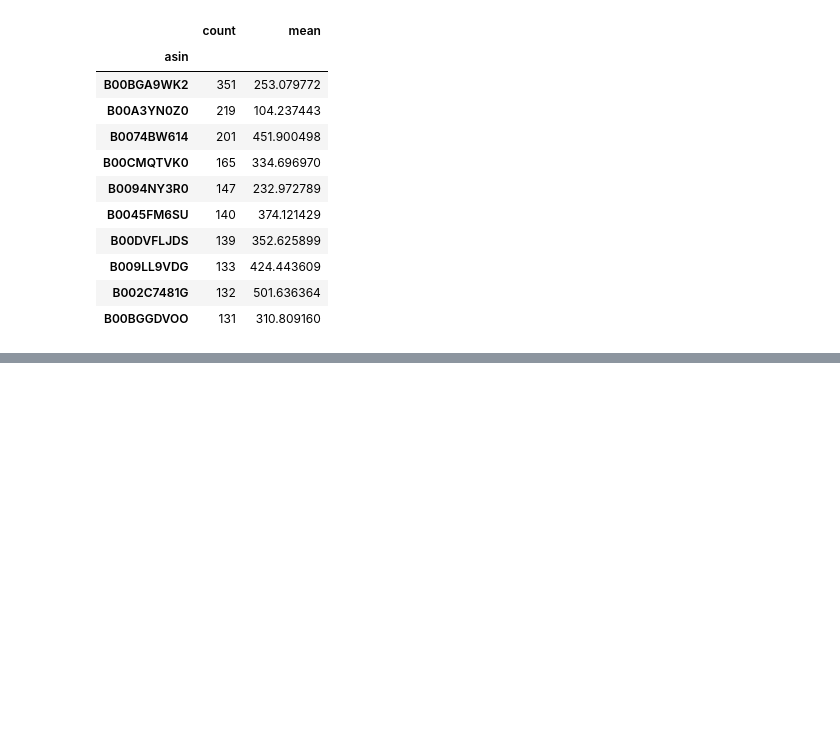
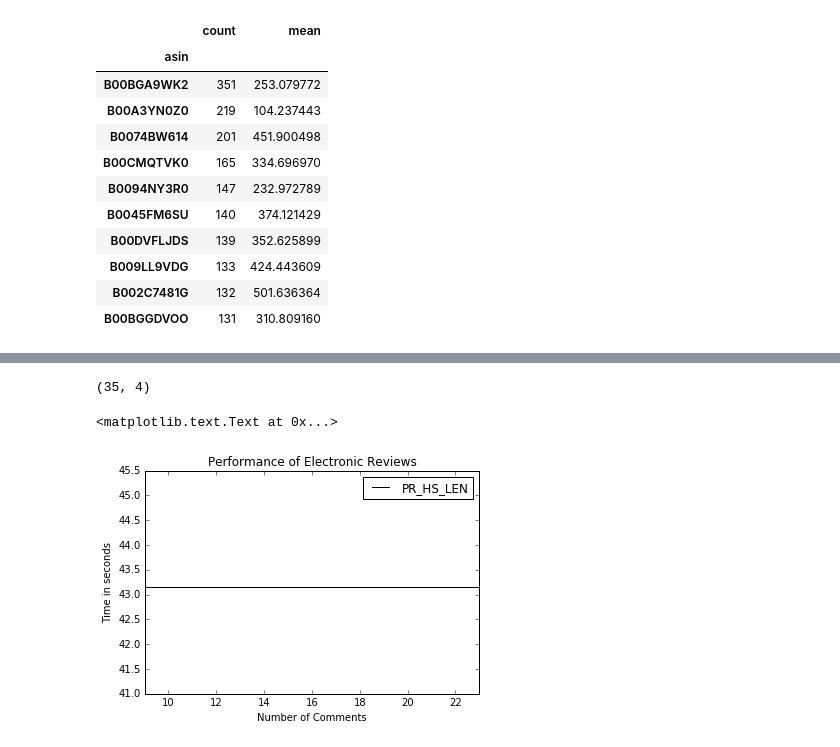
Before and after one commit to vwoloszyn/MRR, a Jupyter notebook: MHR_time_performance.ipynb, the cells around one changed output, grey strips where cells are left out. Drawn from its saved outputs; the diff is of its cells as text; code cells hidden in the pictures; blank space fills up the shorter version.

Commit message:
update times

```diff
--- a/MHR_time_performance.ipynb
+++ b/MHR_time_performance.ipynb
@@ -94,0 +98,10 @@ ax.set_ylabel("Time in seconds")
+# %%
+PR_HS_LEN_performance = pd.read_csv('data/performance_PR_HS_LEN.csv.gz')
+print PR_HS_LEN_performance.shape
+ax = PR_HS_LEN_performance.plot('tot_comments','elapsed' ,label="PR_HS_LEN",color='k', title="Performance of Electronic Reviews")
+ax.set_xlabel("Number of Comments")
+ax.set_ylabel("Time in seconds")
+# %% [output]
+(35, 4)
+<matplotlib.text.Text at 0x...>
+[figure, added]
```
Also changed, not shown: parts of 2 cells of this notebook.
